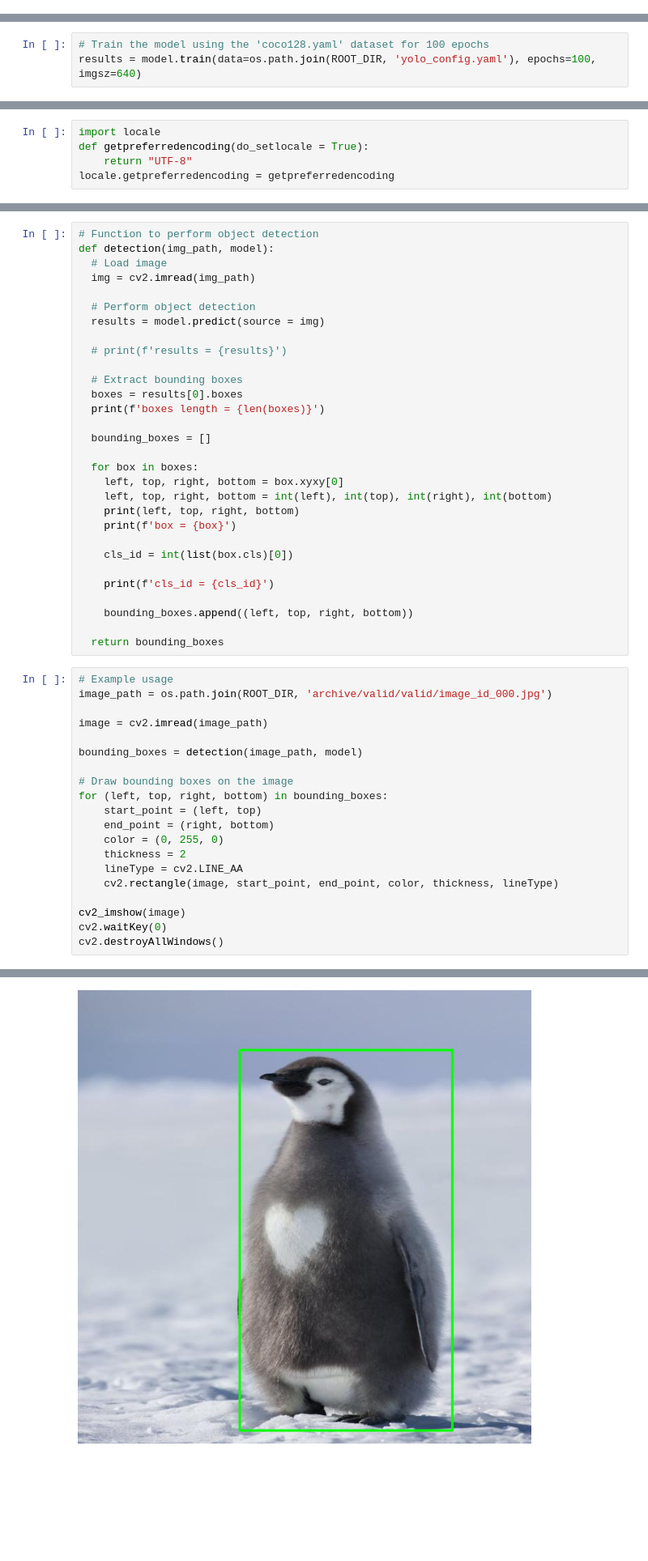
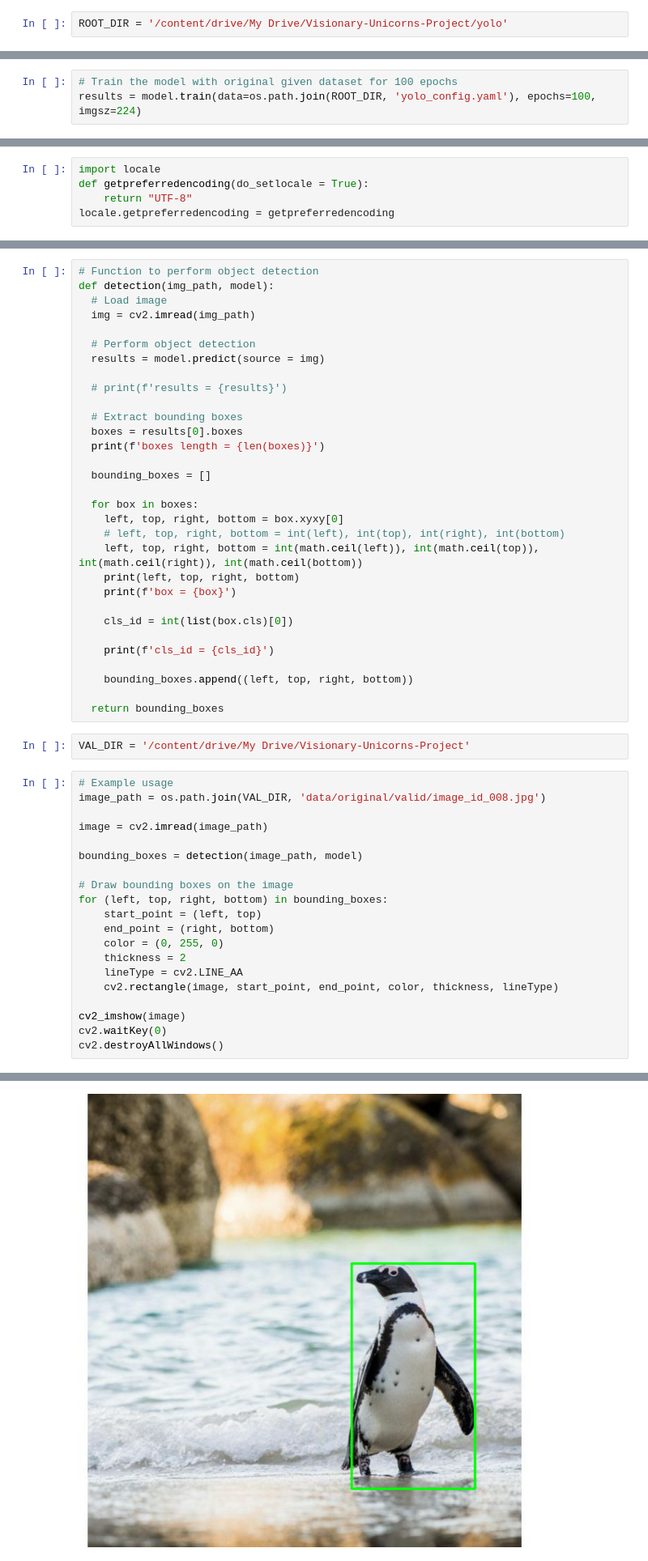
Before and after one commit to DamnScallion/Visionary-Unicorns-Project, a Jupyter notebook: train.ipynb, the cells around one changed output, grey strips where cells are left out. Shown at 81% size. Drawn from its saved outputs; the diff is of its cells as text; blank space fills up the shorter version.

Commit message:
train yolo model with image size (224, 224)

```diff
--- a/train.ipynb
+++ b/train.ipynb
@@ -135,3 +32,5 @@ lost connection
+# %%
+ROOT_DIR = '/content/drive/My Drive/Visionary-Unicorns-Project/yolo'
 # %%
 # Create a new YOLO model from scratch
 model = YOLO('yolov8n.yaml')
@@ -138,4 +55,4 @@ model = YOLO('yolov8n.yaml')
 # %%
-# Train the model using the 'coco128.yaml' dataset for 100 epochs
-results = model.train(data=os.path.join(ROOT_DIR, 'yolo_config.yaml'), epochs=100, imgsz=640)
+# Train the model with original given dataset for 100 epochs
+results = model.train(data=os.path.join(ROOT_DIR, 'yolo_config.yaml'), epochs=100, imgsz=224)
 # %% [output]
@@ -186,7 +150,8 @@ def detection(img_path, model):
 
   for box in boxes:
     left, top, right, bottom = box.xyxy[0]
-    left, top, right, bottom = int(left), int(top), int(right), int(bottom)
+    # left, top, right, bottom = int(left), int(top), int(right), int(bottom)
+    left, top, right, bottom = int(math.ceil(left)), int(math.ceil(top)), int(math.ceil(right)), int(math.ceil(bottom))
     print(left, top, right, bottom)
     print(f'box = {box}')
 
@@ -197,9 +162,11 @@ def detection(img_path, model):
     bounding_boxes.append((left, top, right, bottom))
 
   return bounding_boxes
+# %%
+VAL_DIR = '/content/drive/My Drive/Visionary-Unicorns-Project'
 # %%
 # Example usage
-image_path = os.path.join(ROOT_DIR, 'archive/valid/valid/image_id_000.jpg')
+image_path = os.path.join(VAL_DIR, 'data/original/valid/image_id_008.jpg')
 
 image = cv2.imread(image_path)
 
@@ -241,4 +208,4 @@ cls_id = 1
-[figure, old version]
+[figure, new version]
 # %%
 !git clone https://github.com/DamnScallion/Visionary-Unicorns-Data.git
 # %% [output]
```
Also changed, not shown: parts of 33 cells of this notebook.
